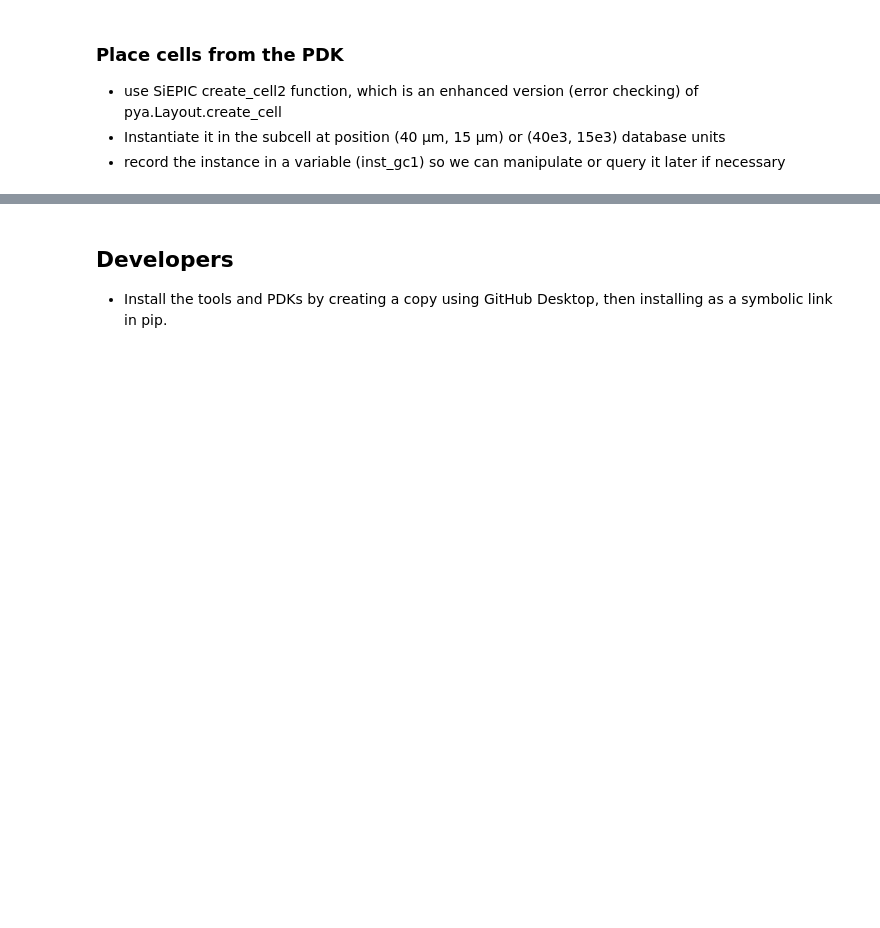
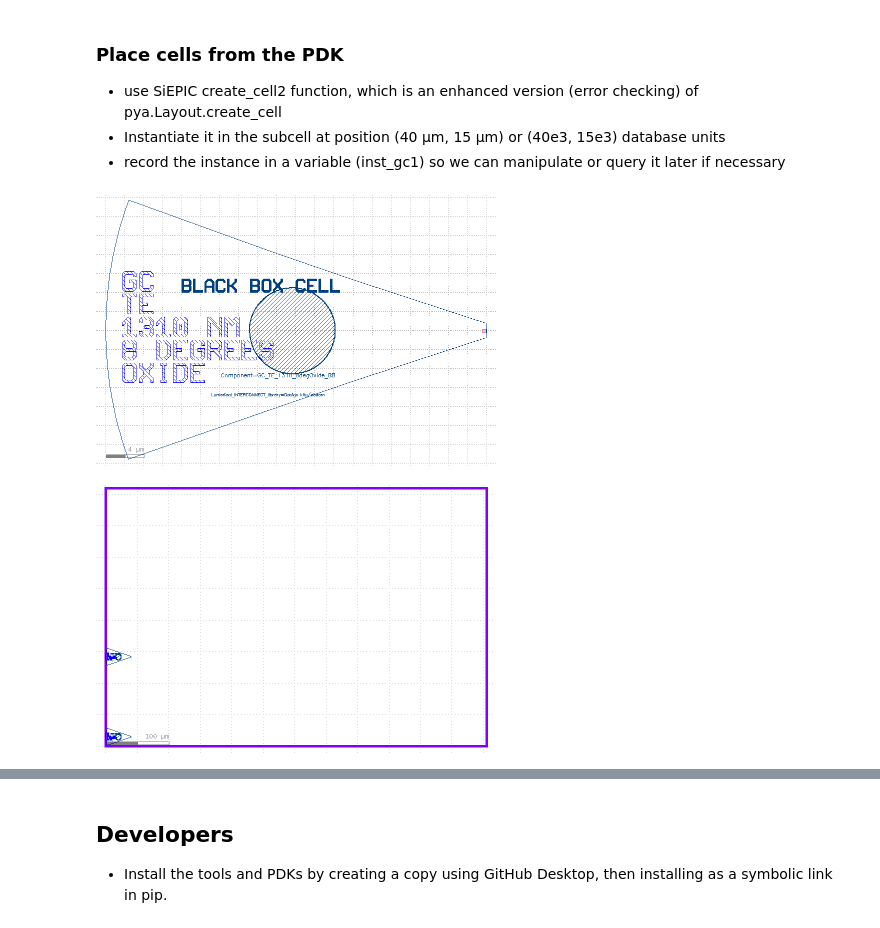
Before and after one commit to SiEPIC/SiEPIC-Tools, a Jupyter notebook: Documentation/KLayout-SiEPIC-Tools Python Programming.ipynb, the cells around one changed output, grey strips where cells are left out. Drawn from its saved outputs; the diff is of its cells as text; code cells hidden in the pictures; blank space fills up the shorter version.

Commit message:
Jupyter notebook, Programming
new functions, Cell.plot (show an image), Cell.show (show in KLayout) in SiEPIC.extend

```diff
--- a/Documentation/KLayout-SiEPIC-Tools Python Programming.ipynb
+++ b/Documentation/KLayout-SiEPIC-Tools Python Programming.ipynb
@@ -36,6 +36,6 @@ import siepic_ebeam_pdk  # import module for the SiEPIC-EBeam-PDK technology
 from SiEPIC.utils.layout import new_layout, floorplan
 
 tech_name, top_cell_name = 'EBeam', 'Top'
-cell, ly = new_layout(tech_name, top_cell_name, GUI=True, overwrite = True)
-floorplan(cell, 605e3, 410e3)
+topcell, ly = new_layout(tech_name, top_cell_name, GUI=True, overwrite = True)
+floorplan(topcell, 605e3, 410e3)
 dbu = ly.dbu
@@ -49,7 +54,7 @@ import pya  # import module for KLayout
 
 subcell = ly.create_cell('cell')
 t = pya.Trans(pya.Trans.R0, 0,0)
-inst_cell = cell.insert(pya.CellInstArray(subcell.cell_index(), t))
+inst_cell = topcell.insert(pya.CellInstArray(subcell.cell_index(), t))
 # %% [markdown]
 ### Place cells from the PDK
 - use SiEPIC create_cell2 function, which is an enhanced version (error checking) of pya.Layout.create_cell
@@ -58,5 +63,14 @@ inst_cell = cell.insert(pya.CellInstArray(subcell.cell_index(), t))
 # %%
 from SiEPIC.utils import create_cell2
 cell = create_cell2(ly, 'GC_TE_1310_8degOxide_BB', 'EBeam')
 t = pya.Trans(pya.Trans.R0, 40e3,15e3)
-inst_gc1 = cell.insert(pya.CellInstArray(subcell.cell_index(), t))
+inst_gc1 = topcell.insert(pya.CellInstArray(cell.cell_index(), t))
+
+t = pya.Trans(pya.Trans.R0, 40e3,15e3+127e3)
+inst_gc2 = topcell.insert(pya.CellInstArray(cell.cell_index(), t))
+
+cell.plot(width = 400)
+topcell.plot(width = 400)
+# %% [output]
+[figure, added]
+[figure, added]
```
Also changed, not shown: parts of 6 cells of this notebook, 3 other files.
